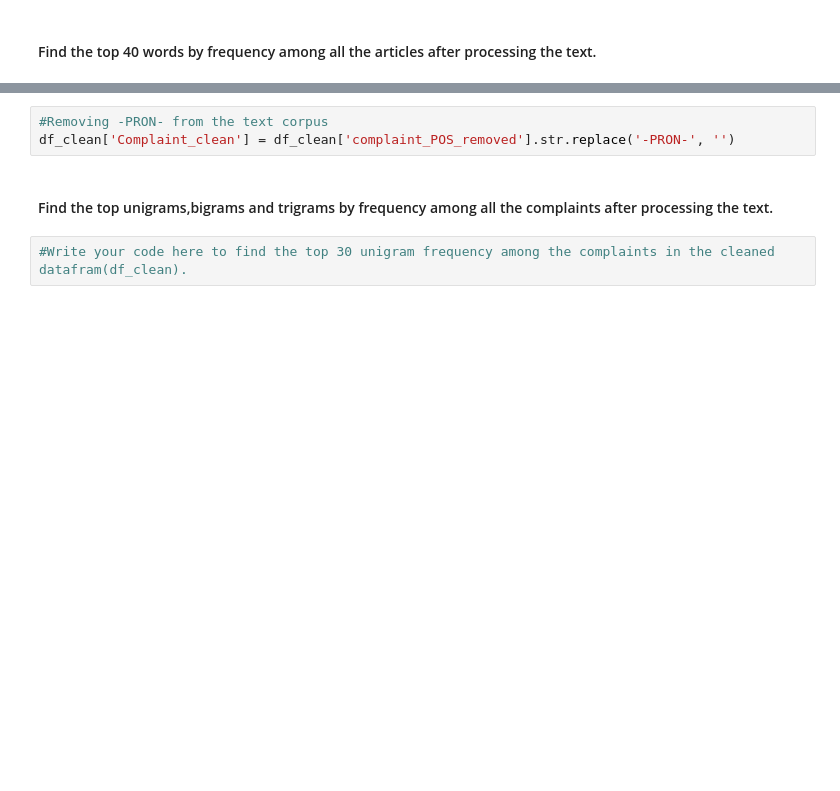
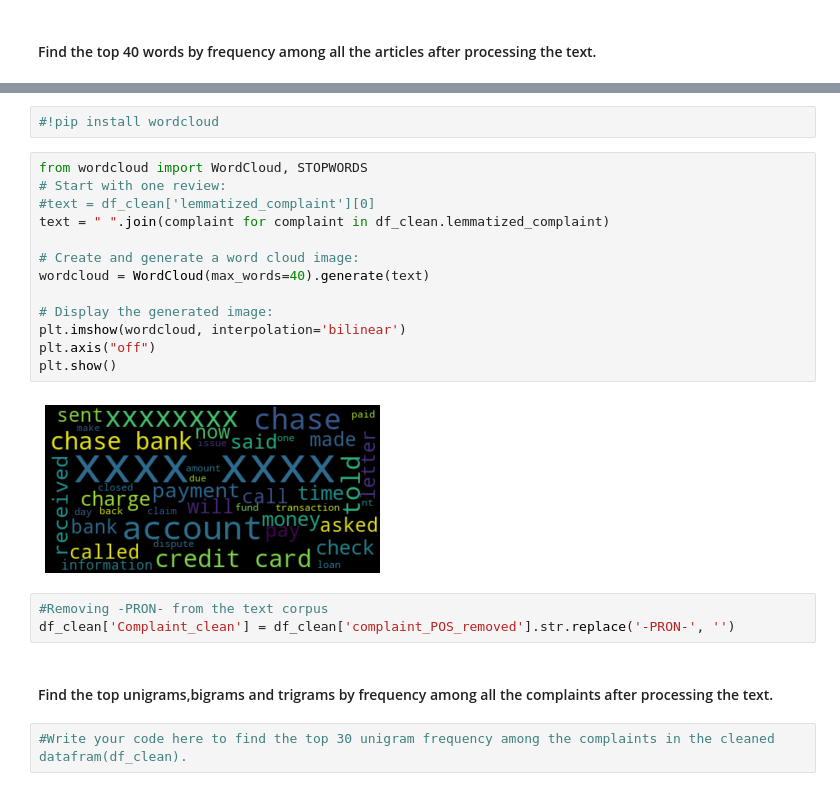
Before and after one commit to ayushxx7/TicketClassification, a Jupyter notebook: Automatic_Ticket_Classification_Assignment.ipynb, the cells around one changed output, grey strips where cells are left out. Saved outputs shown, nothing was run; the diff lists cells and outputs as text; blank space fills up the shorter version.

```diff
--- a/Automatic_Ticket_Classification_Assignment.ipynb
+++ b/Automatic_Ticket_Classification_Assignment.ipynb
@@ -399,3 +498,20 @@ Write the code in this task to perform the following:
+# %%
+#!pip install wordcloud
+# %%
+from wordcloud import WordCloud, STOPWORDS
+# Start with one review:
+#text = df_clean['lemmatized_complaint'][0]
+text = " ".join(complaint for complaint in df_clean.lemmatized_complaint)
+
+# Create and generate a word cloud image:
+wordcloud = WordCloud(max_words=40).generate(text)
+
+# Display the generated image:
+plt.imshow(wordcloud, interpolation='bilinear')
+plt.axis("off")
+plt.show()
+# %% [output]
+[figure, added]
 # %%
 #Removing -PRON- from the text corpus
 df_clean['Complaint_clean'] = df_clean['complaint_POS_removed'].str.replace('-PRON-', '')
```
Also changed, not shown: parts of 22 cells of this notebook.
